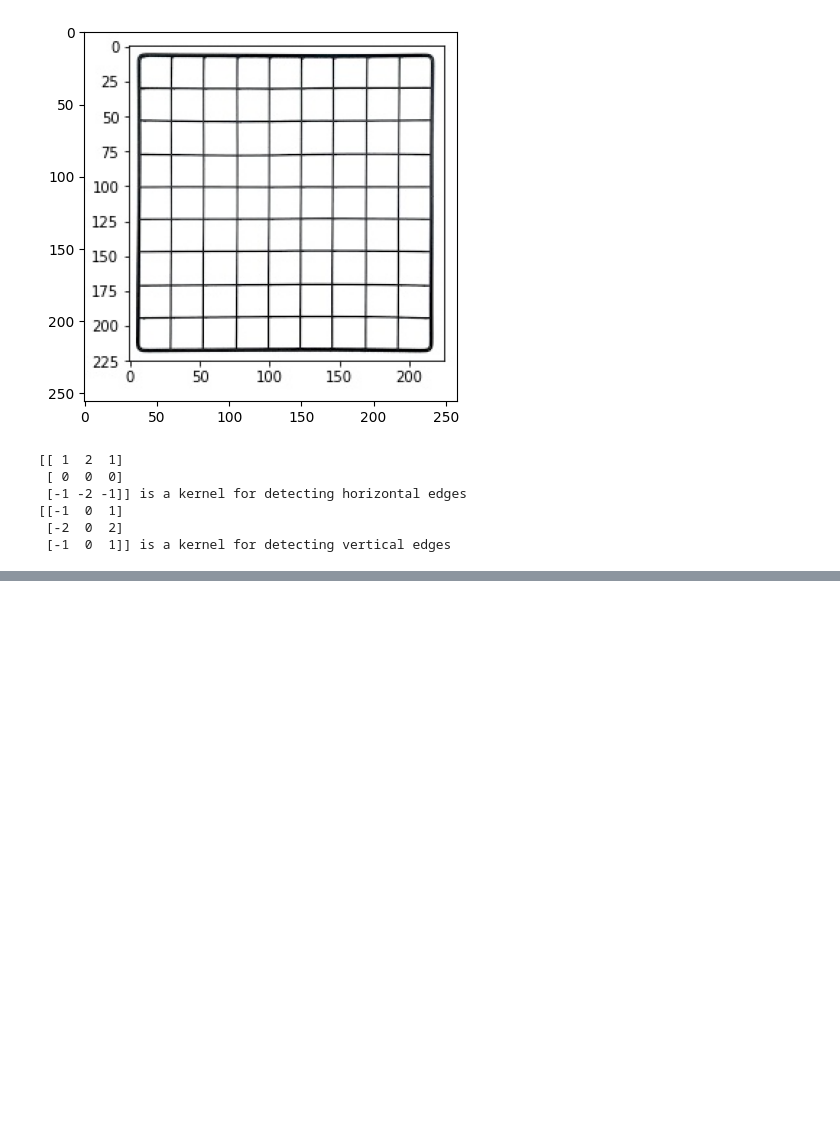
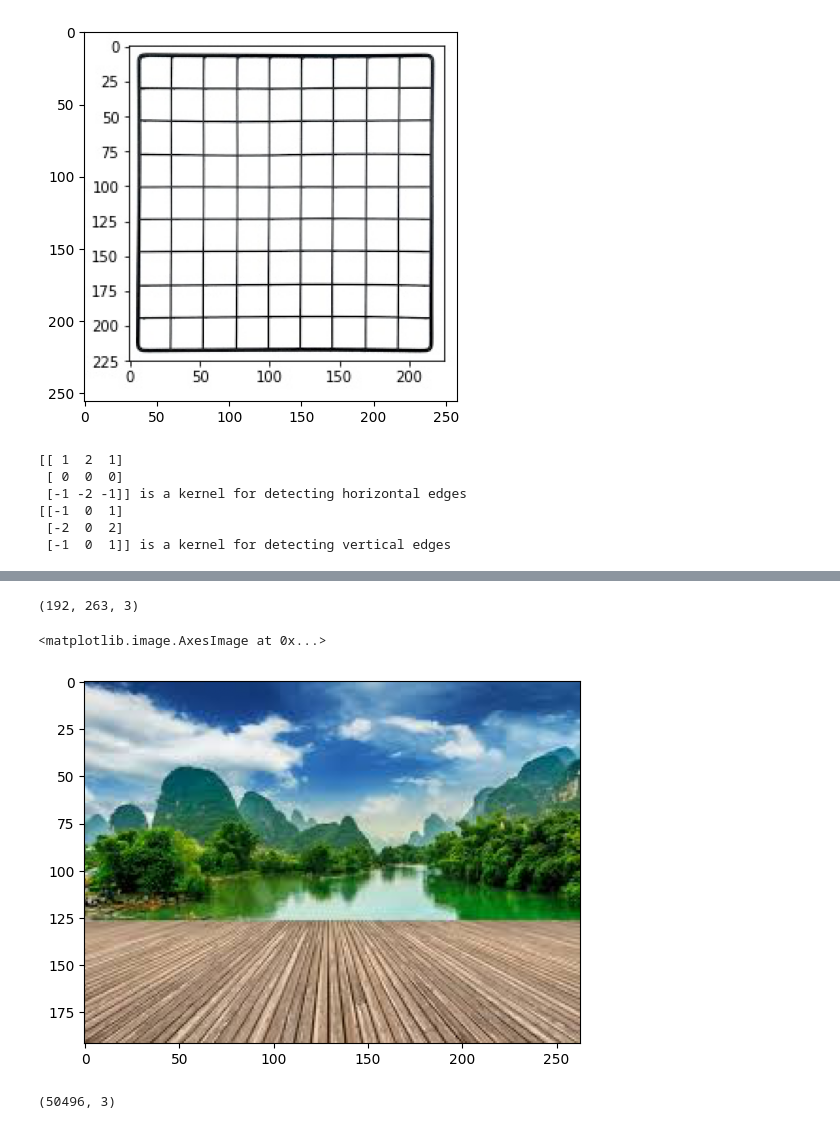
Before and after one commit to toriqultonu/Learning_PyTorch, a Jupyter notebook: Machine Learning/test.ipynb, the cells around one changed output, grey strips where cells are left out. Saved outputs shown, nothing was run; the diff lists cells and outputs as text; code cells hidden in the pictures; blank space fills up the shorter version.

```diff
--- a/Machine Learning/test.ipynb
+++ b/Machine Learning/test.ipynb
@@ -66,0 +94,13 @@ print(sobel_vertical, 'is a kernel for detecting vertical edges')
+# %%
+pic = plt.imread('1.jpeg')/255  # dividing by 255 to bring the pixel values between 0 and 1
+print(pic.shape)
+plt.imshow(pic)
+# %% [output]
+(192, 263, 3)
+<matplotlib.image.AxesImage at 0x...>
+[figure, added]
+# %%
+pic_n = pic.reshape(pic.shape[0]*pic.shape[1], pic.shape[2])
+pic_n.shape
+# %% [output]
+(50496, 3)
```
Also changed, not shown: parts of 6 cells of this notebook, 5 other files.
